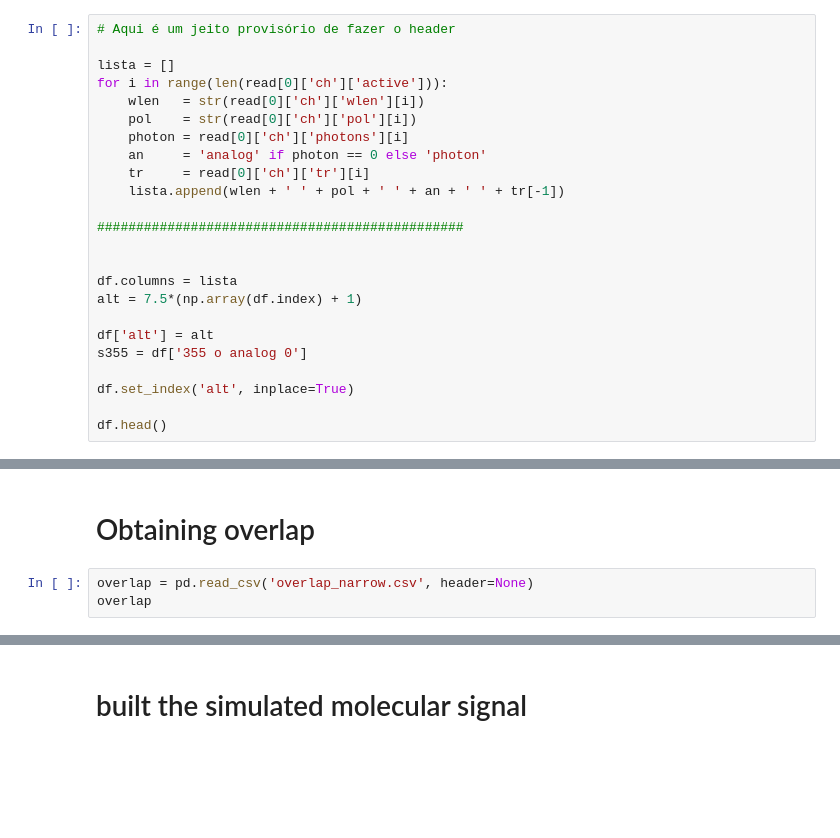
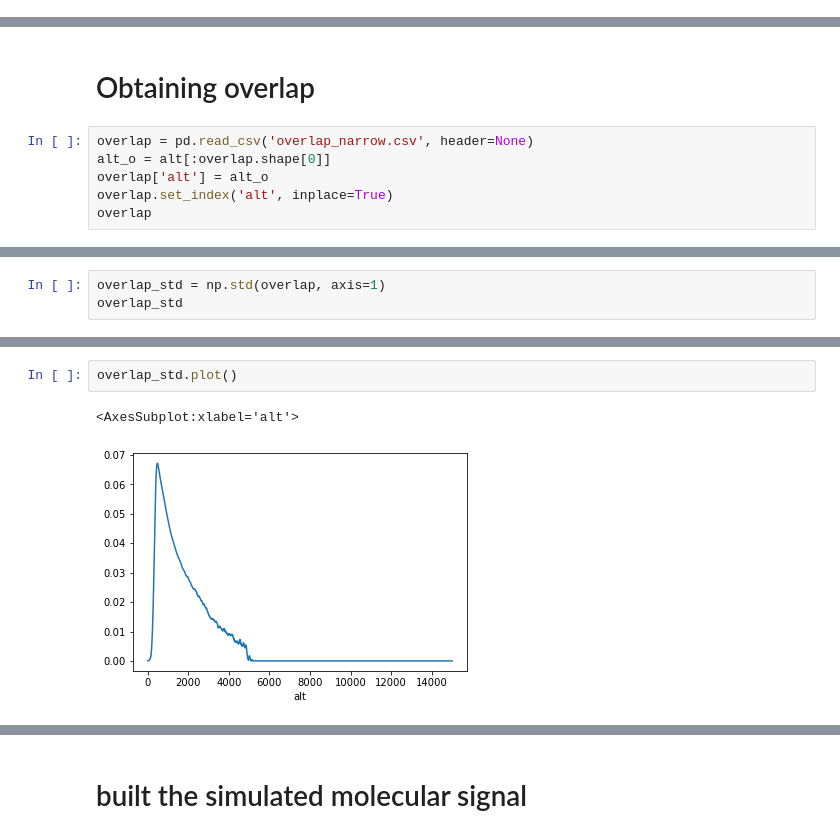
Before and after one commit to hmjbarbosa/RMlicelPython, a Jupyter notebook: Rotina.ipynb, the cells around one changed output, grey strips where cells are left out. Cells and saved outputs as stored; diff of their text form; blank space fills up the shorter version.

Commit message:
Including a statiscal analysis about the overlap, and using the mean of different overlap profiles to do the inversion of signal.

```diff
--- a/Rotina.ipynb
+++ b/Rotina.ipynb
@@ -103,24 +71,0 @@ os.listdir(directory)[initial]
-# %%
-# Aqui é um jeito provisório de fazer o header
-
-lista = []
-for i in range(len(read[0]['ch']['active'])):
-    wlen   = str(read[0]['ch']['wlen'][i])
-    pol    = str(read[0]['ch']['pol'][i])
-    photon = read[0]['ch']['photons'][i]
-    an     = 'analog' if photon == 0 else 'photon'
-    tr     = read[0]['ch']['tr'][i]
-    lista.append(wlen + ' ' + pol + ' ' + an + ' ' + tr[-1])
-
-###############################################
-
-
-df.columns = lista
-alt = 7.5*(np.array(df.index) + 1)
-
-df['alt'] = alt
-s355 = df['355 o analog 0']
-
-df.set_index('alt', inplace=True)
-
-df.head()
@@ -279,4 +264,7 @@ plt.savefig('fig7', dpi=200)
 # Obtaining overlap
 # %%
 overlap = pd.read_csv('overlap_narrow.csv', header=None)
+alt_o = alt[:overlap.shape[0]]
+overlap['alt'] = alt_o
+overlap.set_index('alt', inplace=True)
 overlap
@@ -285,0 +293,3 @@ plt.grid()
+# %%
+overlap_std = np.std(overlap, axis=1)
+overlap_std
@@ -285,0 +323,5 @@ plt.grid()
+# %%
+overlap_std.plot()
+# %% [output]
+<AxesSubplot:xlabel='alt'>
+[figure, added]
```
Also changed, not shown: parts of 45 cells of this notebook.
